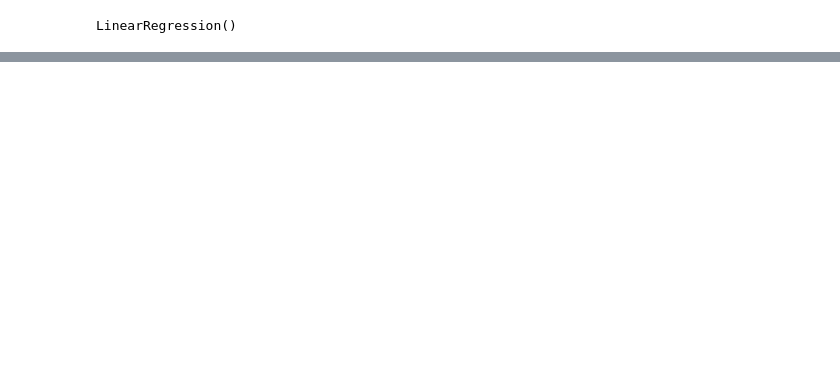
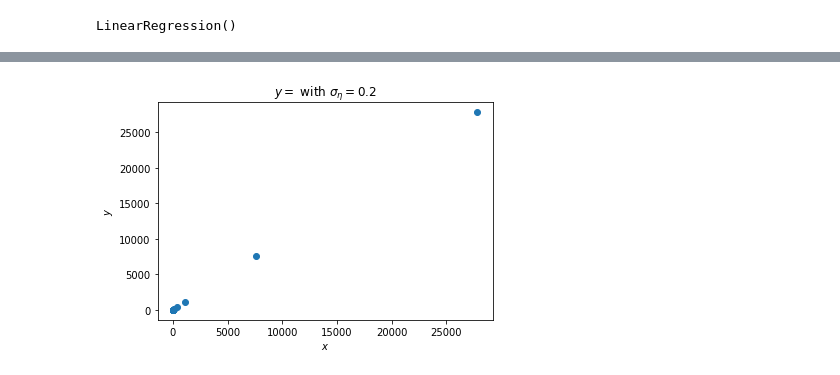
Before and after one commit to PhysData/course, a Jupyter notebook: docs/notebooks/elmag.ipynb, the cells around one changed output, grey strips where cells are left out. Cells and saved outputs as stored; diff of their text form; code cells hidden in the pictures; blank space fills up the shorter version.

```diff
--- a/docs/notebooks/elmag.ipynb
+++ b/docs/notebooks/elmag.ipynb
@@ -185,0 +159,4 @@ Comment on results
+# %%
+plot_xy(x_transformed, y, title="$y=\frac{k}{x^2}+\eta$ with $\sigma_{\eta}=0.2$", xlabel="$x$", ylabel="$y$")
+# %% [output]
+[figure, added]
```
Also changed, not shown: parts of 33 cells of this notebook, 2 other files.
